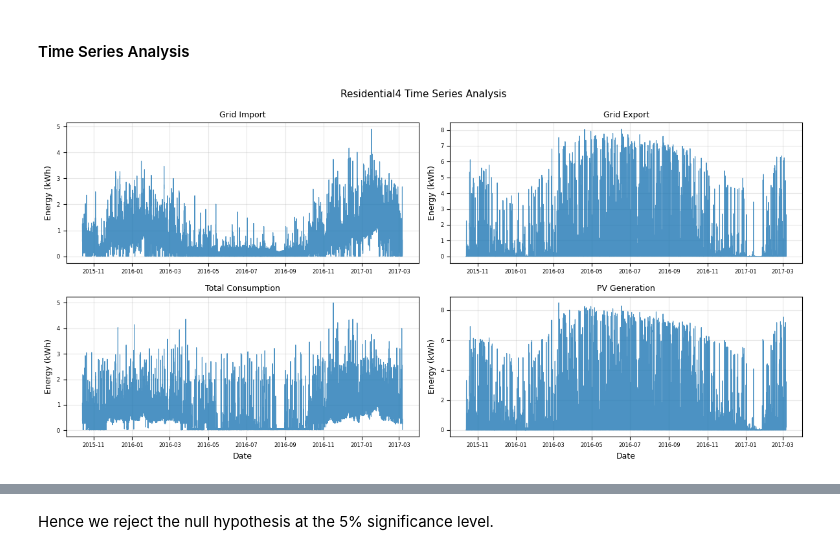
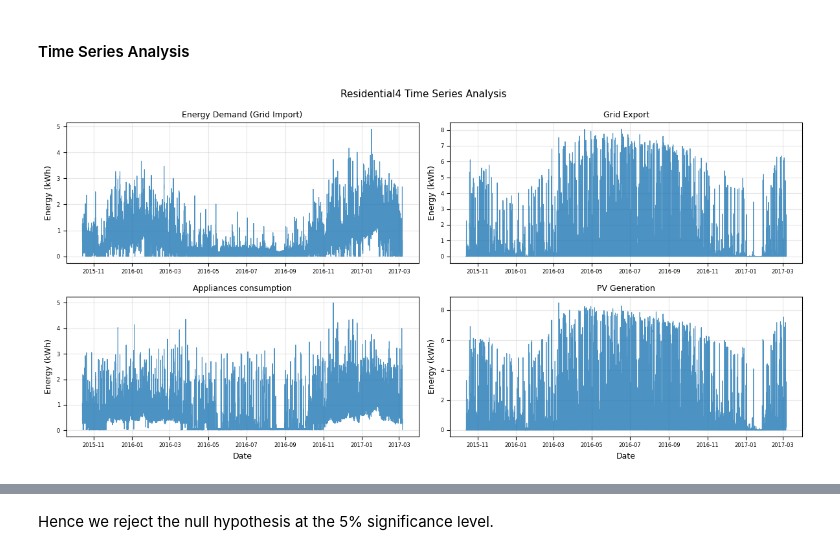
Before and after one commit to JoannaKusy/ML_for_Data_Analytics_Project, a Jupyter notebook: notebooks/01_eda.ipynb, the cells around one changed output, grey strips where cells are left out. Saved outputs shown, nothing was run; the diff lists cells and outputs as text; code cells hidden in the pictures.

```diff
--- a/notebooks/01_eda.ipynb
+++ b/notebooks/01_eda.ipynb
@@ -263,13 +266,13 @@ plt.show()
 #### Data is cummulative
 # %%
 # Exclude grid_import, grid_export, and pv columns
-consumption_cols = [col for col in residential4_data.columns
+appliances_cols = [col for col in residential4_data.columns
                     if 'grid_import' not in col and 'grid_export' not in col and 'pv' not in col]
 
-cummulative_consumption = residential4_data[consumption_cols].sum(axis=1)
+appliances_consumption = residential4_data[appliances_cols].sum(axis=1)
 
-# after group discussion, we decided to exclude "total consumption" from demand calculation
-plt.plot(residential4_data.index, cummulative_consumption, label='Total Consumption (not used)', alpha=0.7)
+# after group discussion, we decided to exclude "appliances_consumption" from demand calculation
+plt.plot(residential4_data.index, appliances_consumption, label='Appliances Consumption', alpha=0.7)
 plt.plot(residential4_data.index, residential4_data['grid_import'], label='Grid Import', alpha=0.7)
 plt.plot(residential4_data.index, residential4_data['grid_export'], label='Grid Export', alpha=0.7)
 plt.plot(residential4_data.index, residential4_data['pv'], label='PV Generation', alpha=0.7)
@@ -296,8 +301,7 @@ plt.show()
 We will differentiate the data to get the actual values for each time step, which will be more suitable for modeling and analysis.
 # %%
 residential4_data = residential4_data.diff().iloc[1:]
-
-energy_consumption = residential4_data[consumption_cols].sum(axis=1)
+appliances_consumption = residential4_data[appliances_cols].sum(axis=1)
 energy_demand = residential4_data['grid_import'] + residential4_data['pv'] - residential4_data['grid_export']
 # %%
 fig, axes = plt.subplots(1, 2, figsize=(14, 4))
@@ -333,38 +380,38 @@ fig.suptitle('Residential4 Time Series Analysis', fontsize=TITLE_FONTSIZE)
 # Grid Import
 axes[0, 0].plot(residential4_data.index, residential4_data['grid_import'],
                 linewidth=0.8, alpha=0.8)
-axes[0, 0].set_title('Grid Import', fontsize=LABEL_FONTSIZE)
+axes[0, 0].set_title('Energy Demand (Grid Import)', fontsize=LABEL_FONTSIZE)
 axes[0, 0].set_ylabel('Energy (kWh)', fontsize=LABEL_FONTSIZE)
 axes[0, 0].tick_params(labelsize=TICK_LABEL_FONTSIZE)
 axes[0, 0].grid(True, alpha=0.3)
 
 # Grid Export
 axes[0, 1].plot(residential4_data.index, residential4_data['grid_export'],
                 linewidth=0.8, alpha=0.8)
 axes[0, 1].set_title('Grid Export', fontsize=LABEL_FONTSIZE)
 axes[0, 1].set_ylabel('Energy (kWh)', fontsize=LABEL_FONTSIZE)
 axes[0, 1].tick_params(labelsize=TICK_LABEL_FONTSIZE)
 axes[0, 1].grid(True, alpha=0.3)
 
 # Consumption (not used for modeling, but good to visualize)
-axes[1, 0].plot(residential4_data.index, energy_consumption,
+axes[1, 0].plot(residential4_data.index, appliances_consumption,
                 linewidth=0.8, alpha=0.8)
-axes[1, 0].set_title('Total Consumption (not used)', fontsize=LABEL_FONTSIZE)
+axes[1, 0].set_title('Appliances consumption', fontsize=LABEL_FONTSIZE)
 axes[1, 0].set_ylabel('Energy (kWh)', fontsize=LABEL_FONTSIZE)
 axes[1, 0].set_xlabel('Date', fontsize=LABEL_FONTSIZE)
 axes[1, 0].tick_params(labelsize=TICK_LABEL_FONTSIZE)
 axes[1, 0].grid(True, alpha=0.3)
 
 # PV Generation
 axes[1, 1].plot(residential4_data.index, residential4_data['pv'],
                 linewidth=0.8, alpha=0.8)
 axes[1, 1].set_title('PV Generation', fontsize=LABEL_FONTSIZE)
 axes[1, 1].set_ylabel('Energy (kWh)', fontsize=LABEL_FONTSIZE)
 axes[1, 1].set_xlabel('Date', fontsize=LABEL_FONTSIZE)
 axes[1, 1].tick_params(labelsize=TICK_LABEL_FONTSIZE)
 axes[1, 1].grid(True, alpha=0.3)
 
 plt.tight_layout()
 plt.show()
 # %% [output]
-[figure, old version]
+[figure, new version]
```
Also changed, not shown: parts of 14 cells of this notebook.
